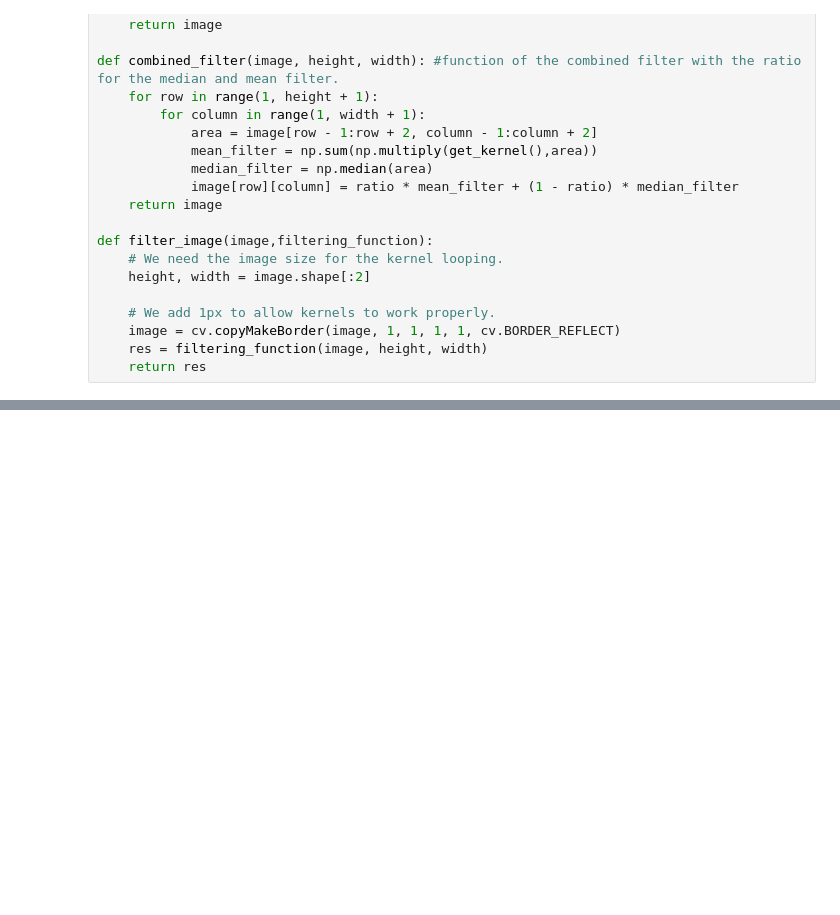
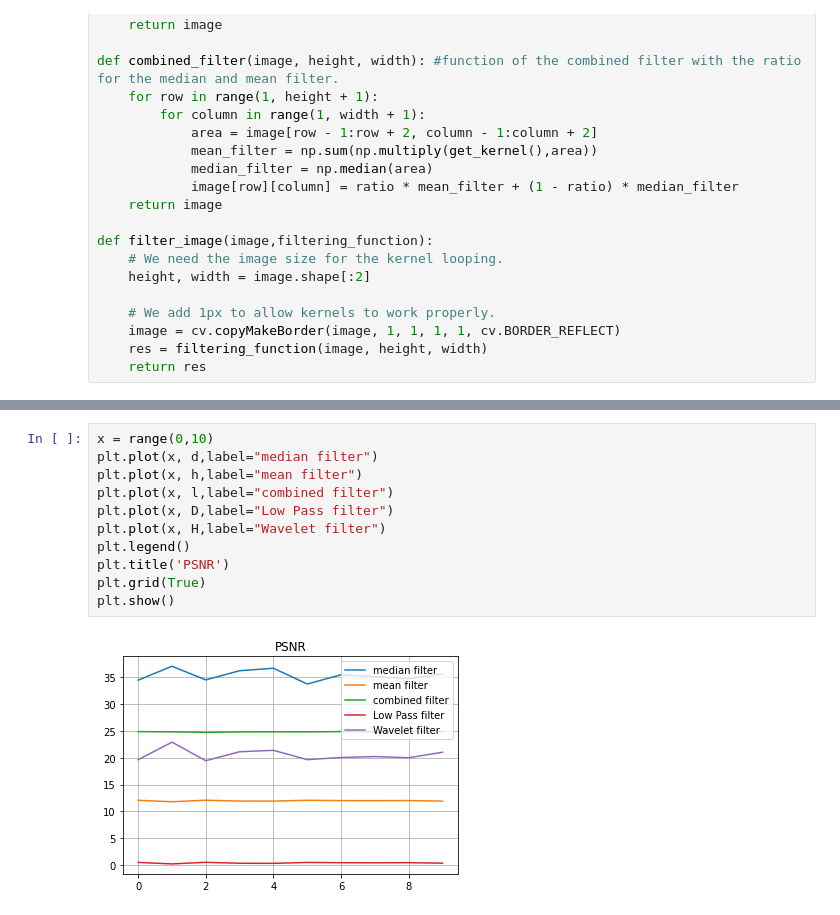
Before and after one commit to hugovanhille/ImageProcessing, a Jupyter notebook: Imae_Processing.ipynb, the cells around one changed output, grey strips where cells are left out. Cells and saved outputs as stored; diff of their text form; blank space fills up the shorter version.

```diff
--- a/Imae_Processing.ipynb
+++ b/Imae_Processing.ipynb
@@ -166,0 +223,13 @@ def filter_image(image,filtering_function):
+# %%
+x = range(0,10)
+plt.plot(x, d,label="median filter")
+plt.plot(x, h,label="mean filter")
+plt.plot(x, l,label="combined filter")
+plt.plot(x, D,label="Low Pass filter")
+plt.plot(x, H,label="Wavelet filter")
+plt.legend()
+plt.title('PSNR')
+plt.grid(True)
+plt.show()
+# %% [output]
+[figure, added]
```
Also changed, not shown: parts of 18 cells of this notebook.
